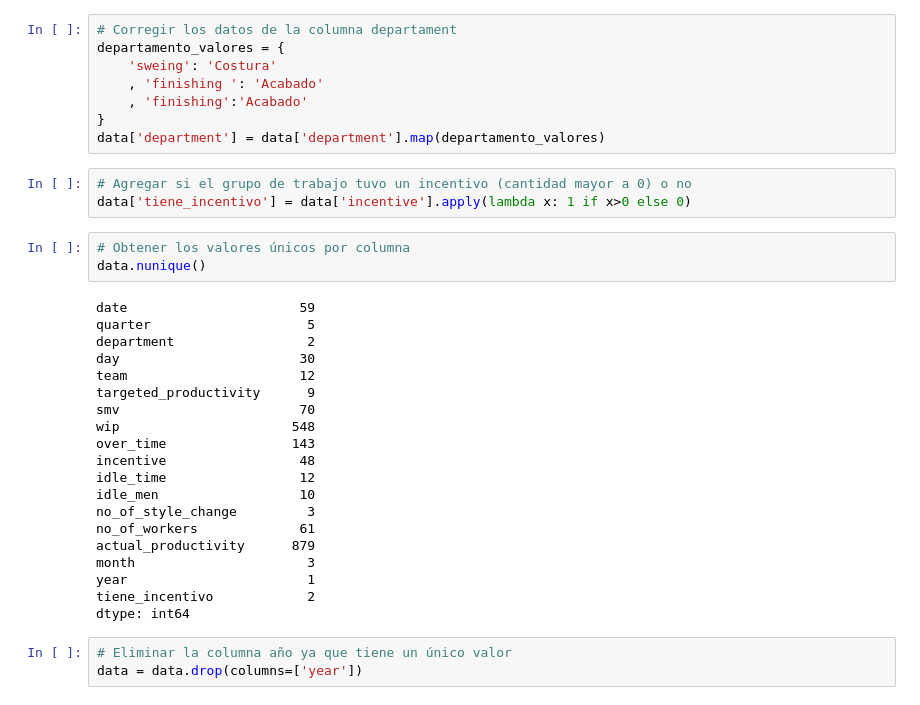
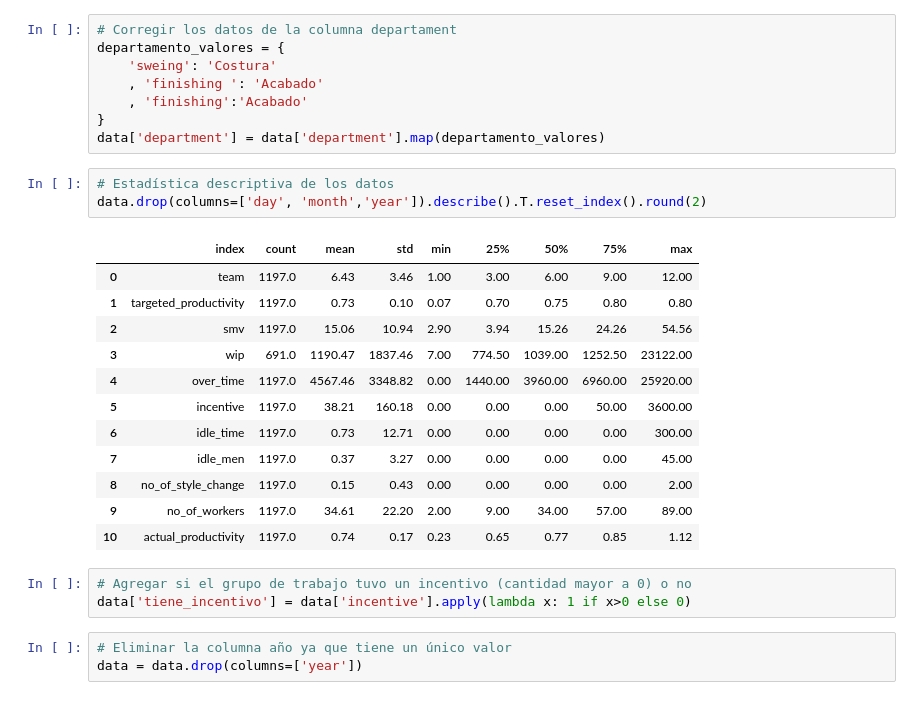
Before and after one commit to ejhoan/Proyecto-ML, a Jupyter notebook: Exploración_inicial.ipynb, the cells around one changed output. Cells and saved outputs as stored; diff of their text form.

```diff
--- a/Exploración_inicial.ipynb
+++ b/Exploración_inicial.ipynb
@@ -66,32 +98,25 @@ departamento_valores = {
     , 'finishing':'Acabado'
 }
 data['department'] = data['department'].map(departamento_valores)
+# %%
+# Estadística descriptiva de los datos
+data.drop(columns=['day', 'month','year']).describe().T.reset_index().round(2)
+# %% [output]
+|  | index | count | mean | std | min | 25% | 50% | 75% | max |
+| 0 | team | 1197.0 | 6.43 | 3.46 | 1.00 | 3.00 | 6.00 | 9.00 | 12.00 |
+| 1 | targeted_productivity | 1197.0 | 0.73 | 0.10 | 0.07 | 0.70 | 0.75 | 0.80 | 0.80 |
+| 2 | smv | 1197.0 | 15.06 | 10.94 | 2.90 | 3.94 | 15.26 | 24.26 | 54.56 |
+| 3 | wip | 691.0 | 1190.47 | 1837.46 | 7.00 | 774.50 | 1039.00 | 1252.50 | 23122.00 |
+| 4 | over_time | 1197.0 | 4567.46 | 3348.82 | 0.00 | 1440.00 | 3960.00 | 6960.00 | 25920.00 |
+| 5 | incentive | 1197.0 | 38.21 | 160.18 | 0.00 | 0.00 | 0.00 | 50.00 | 3600.00 |
+| 6 | idle_time | 1197.0 | 0.73 | 12.71 | 0.00 | 0.00 | 0.00 | 0.00 | 300.00 |
+| 7 | idle_men | 1197.0 | 0.37 | 3.27 | 0.00 | 0.00 | 0.00 | 0.00 | 45.00 |
+| 8 | no_of_style_change | 1197.0 | 0.15 | 0.43 | 0.00 | 0.00 | 0.00 | 0.00 | 2.00 |
+| 9 | no_of_workers | 1197.0 | 34.61 | 22.20 | 2.00 | 9.00 | 34.00 | 57.00 | 89.00 |
+| 10 | actual_productivity | 1197.0 | 0.74 | 0.17 | 0.23 | 0.65 | 0.77 | 0.85 | 1.12 |
 # %%
 # Agregar si el grupo de trabajo tuvo un incentivo (cantidad mayor a 0) o no
 data['tiene_incentivo'] = data['incentive'].apply(lambda x: 1 if x>0 else 0)
-# %%
-# Obtener los valores únicos por columna
-data.nunique()
-# %% [output]
-date                      59
-quarter                    5
-department                 2
-day                       30
-team                      12
-targeted_productivity      9
-smv                       70
-wip                      548
-over_time                143
-incentive                 48
-idle_time                 12
-idle_men                  10
-no_of_style_change         3
-no_of_workers             61
-actual_productivity      879
-month                      3
-year                       1
-tiene_incentivo            2
-dtype: int64
 # %%
 # Eliminar la columna año ya que tiene un único valor
 data = data.drop(columns=['year'])
```
Also changed, not shown: parts of 19 cells of this notebook, 1 other file.
